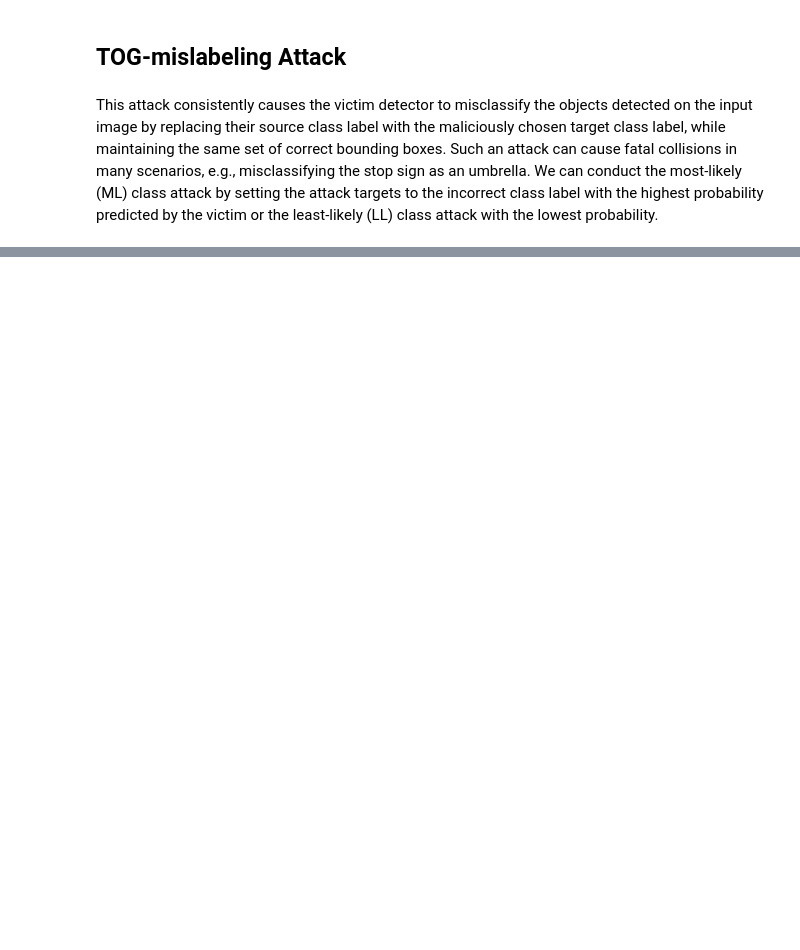
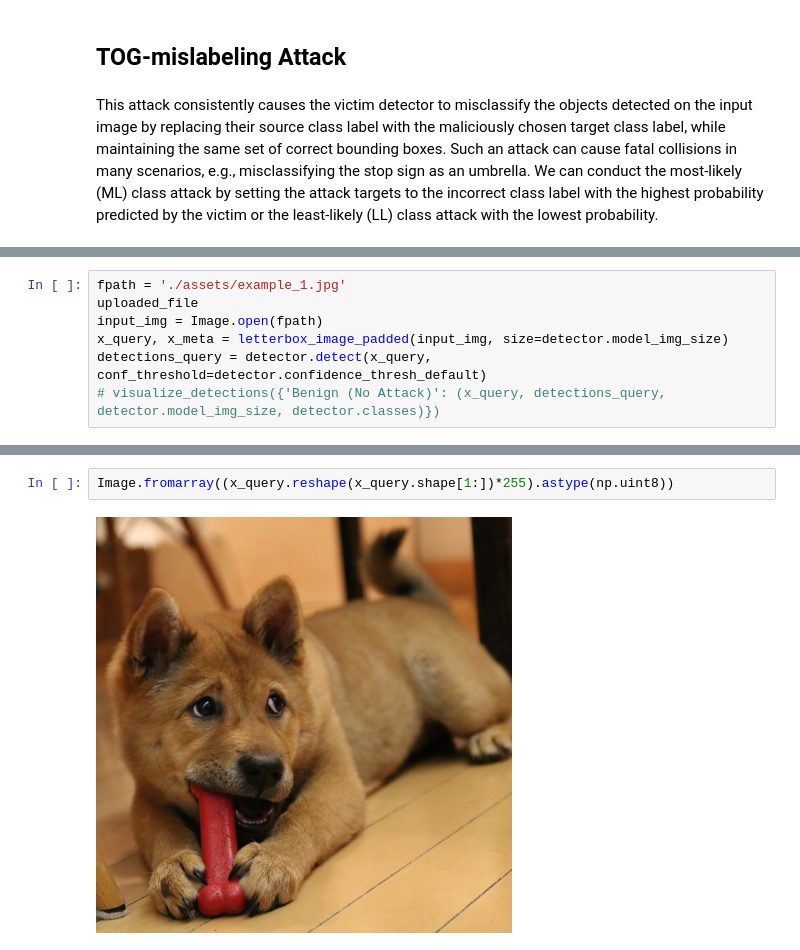
Before and after one commit to eruditus-vir/tog_streamlit, a Jupyter notebook: demo_yolov3-d.ipynb, the cells around one changed output, grey strips where cells are left out. Saved outputs shown, nothing was run; the diff lists cells and outputs as text; blank space fills up the shorter version.

```diff
--- a/demo_yolov3-d.ipynb
+++ b/demo_yolov3-d.ipynb
@@ -101,0 +280,7 @@ visualize_detections({'Benign (No Attack)': (x_query, detections_query, detector
+# %%
+fpath = './assets/example_1.jpg'
+uploaded_file
+input_img = Image.open(fpath)
+x_query, x_meta = letterbox_image_padded(input_img, size=detector.model_img_size)
+detections_query = detector.detect(x_query, conf_threshold=detector.confidence_thresh_default)
+# visualize_detections({'Benign (No Attack)': (x_query, detections_query, detector.model_img_size, detector.classes)})
@@ -101,0 +310,4 @@ visualize_detections({'Benign (No Attack)': (x_query, detections_query, detector
+# %%
+Image.fromarray((x_query.reshape(x_query.shape[1:])*255).astype(np.uint8))
+# %% [output]
+[figure, added]
```
Also changed, not shown: parts of 37 cells of this notebook, 5 other files.
